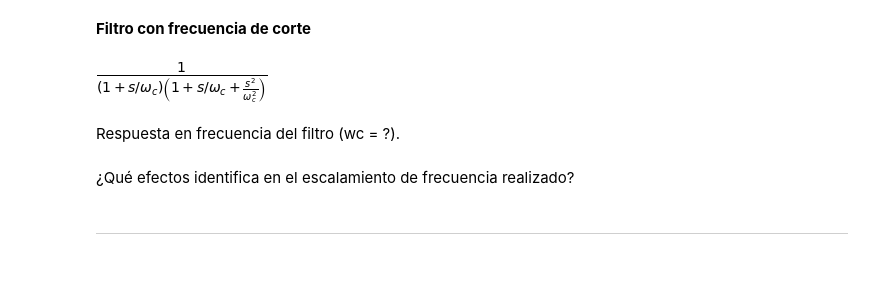
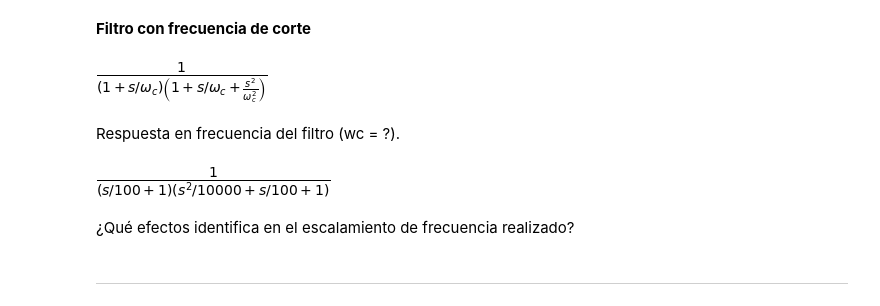
Before and after one commit to pierrediazp/Se-ales_y_Sistemas, a Jupyter notebook: FiltroButter.ipynb, the cells around one changed output. Saved outputs shown, nothing was run; the diff lists cells and outputs as text; code cells hidden in the pictures; blank space fills up the shorter version.

```diff
--- a/FiltroButter.ipynb
+++ b/FiltroButter.ipynb
@@ -139,6 +139,10 @@ H
 Respuesta en frecuencia del filtro (wc = ?).
 # %%
 # Escriba su código
+# %%
+H.subs({wc:100})
+# %% [output]
+[figure, added]
 # %% [markdown]
 ¿Qué efectos identifica en el escalamiento de frecuencia realizado?
 # %% [markdown]
```
Also changed, not shown: parts of 6 cells of this notebook, 3 other files.
